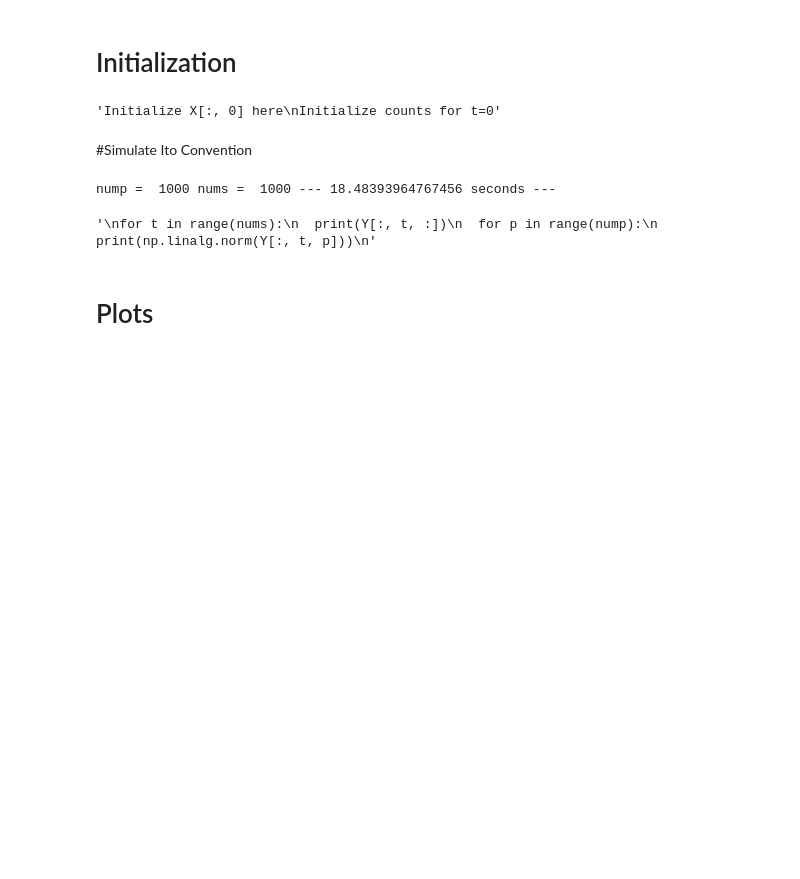
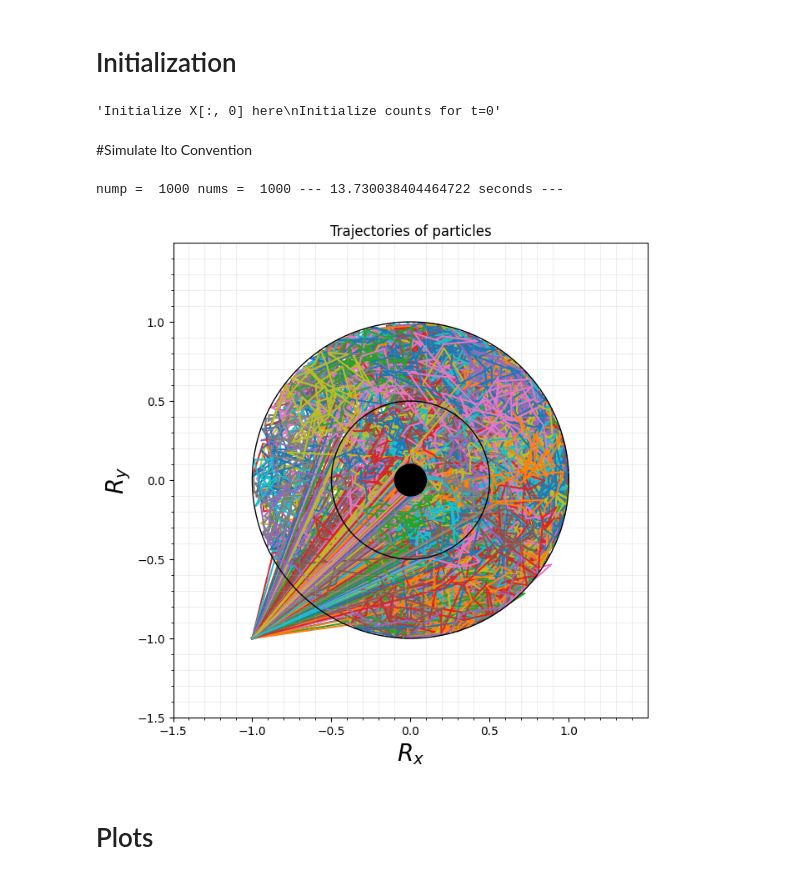
Before and after one commit to shreeganeshasharma/ParticleSimulations, a Jupyter notebook: 2DWithoutPores.ipynb, the cells around one changed output. Cells and saved outputs as stored; diff of their text form; code cells hidden in the pictures; blank space fills up the shorter version.

```diff
--- a/2DWithoutPores.ipynb
+++ b/2DWithoutPores.ipynb
@@ -88,28 +94,22 @@ for i in range(nump):
     if R < np.linalg.norm(X[:, j - 1]) < R1 and np.linalg.norm(X[:, j - 1] + dX1) < R:
       X[:, j] = X[:, j - 1] + dX1
       """To do - Remove the particle once it hits the target, how to do?"""
-      X[:, j+1:] = np.transpose(np.tile(X[:, j - 1] + dX1, (nums-(j+1), 1)))
+      #X[:, j+1:] = np.transpose(np.tile(X[:, j - 1] + dX1, (nums-(j+1), 1)))
+      """This seems to work as it won't be plotted in  a [0, 1] grid"""
+      X[:, j+1:] = -1
       hittingTime[i] = j
       break
 
-    #Particle travels in medium1, without hitting the target
-    elif R < np.linalg.norm(X[:, j - 1]) < R1 and R < np.linalg.norm(X[:, j - 1] + dX1) < R1:
+    #Particle is currently in medium1, travels without hitting the target - might stay in D1 or diffuse to D2
+    elif R < np.linalg.norm(X[:, j - 1]) < R1 and R < np.linalg.norm(X[:, j - 1] + dX1):
       X[:, j] = X[:, j - 1] + dX1
 
-    #Particle is traveling in medium2
+    #Particle is currently in medium2, (almost) never hits the target directly from D2, might stay in D2 or diffuse to D1
     elif R1 < np.linalg.norm(X[:, j - 1]) < R2 and R1 < np.linalg.norm(X[:, j - 1] + dX2) < R2:
       X[:, j] = X[:, j - 1] + dX2
 
-    #Particle diffuses from D1 to D2
-    elif R < np.linalg.norm(X[:, j - 1]) < R1 and np.linalg.norm(X[:, j - 1] + dX1) > R1:
-      X[:, j] = X[:, j - 1] + dX1
-
-    #Particle diffuses from D2 to D1
-    elif R1 < np.linalg.norm(X[:, j - 1]) < R2 and np.linalg.norm(X[:, j - 1] + dX2) < R1:
-      X[:, j] = X[:, j - 1] + dX2
-
     #Particle is reflected by the outer ball when its next step crosses the bound R2
-    elif R1 < np.linalg.norm(X[:, j - 1]) < R2 and np.linalg.norm(X[:, j - 1] + dX2) > R2:
+    elif R1 < np.linalg.norm(X[:, j - 1]) <= R2 and np.linalg.norm(X[:, j - 1] + dX2) > R2:
       #Find the point of reflection
       lamb = ( -np.dot(X[:, j - 1], dX2) + np.sqrt(np.dot(X[:, j - 1], dX2)**2 - (np.linalg.norm(dX2)**2)*(np.linalg.norm(X[:, j - 1])**2 - R2**2)) )/(np.linalg.norm(dX2)**2)
       r0 = X[:, j - 1] + lamb*dX2
@@ -123,15 +123,48 @@ for i in range(nump):
 #Time taken to simulate motion of nump particles each taking nums steps
 print("nump = ", nump, "nums = ", nums, "--- %s seconds ---" % (time.time() - start_time))
 # %% [output]
-nump =  1000 nums =  1000 --- 18.48393964767456 seconds ---
+nump =  1000 nums =  1000 --- 13.730038404464722 seconds ---
-# %%
-"""
-for t in range(nums):
-  print(Y[:, t, :])
-  for p in range(nump):
-    print(np.linalg.norm(Y[:, t, p]))
-"""
-# %% [output]
-'\nfor t in range(nums):\n  print(Y[:, t, :])\n  for p in range(nump):\n    print(np.linalg.norm(Y[:, t, p]))\n'
+# %%
+"""WHy are some trajectories going out of the R2 boundary?"""
+
+#set plot params
+box=3*R2
+fig,ax=plt.subplots(figsize=(7.5,7.4))
+ax.set_aspect(1)
+ax.set_title("Trajectories of particles")
+ax.set_xlabel(r"$R_x$",fontsize=20)
+ax.set_ylabel(r"$R_y$",fontsize=20)
+plt.xlim(-box/2,box/2)
+plt.ylim(-box/2,box/2)
+
+# Major ticks every 20, minor ticks every 5
+major_ticks = np.arange(-box/2, box/2, box/6)
+minor_ticks = np.arange(-box/2, box/2, box/30)
+
+ax.set_xticks(major_ticks)
+ax.set_xticks(minor_ticks, minor=True)
+ax.set_yticks(major_ticks)
+ax.set_yticks(minor_ticks, minor=True)
+
+# And a corresponding grid
+ax.grid(which='both')
+
+# Or if you want different settings for the grids:
+ax.grid(which='minor', alpha=0.2)
+ax.grid(which='major', alpha=0.5)
+plt.grid()
+
+for i in range(nump):
+  plt.plot(Y[0, :, i], Y[1, :, i], zorder=1)
+
+ax.add_artist(plt.Circle((0, 0), R1, fill = False, zorder=2))
+ax.add_artist(plt.Circle((0, 0), R2, fill = False, zorder=3))
+ax.add_artist(plt.Circle((0, 0), R, fill = True, color = "k", zorder = 4))
+plt.show()
+#Higher zorder means the plot is on top
+#https://www.pythonpool.com/matplotlib-circle/
+#https://stackoverflow.com/questions/9215658/plot-a-circle-with-pyplot
+# %% [output]
+[figure, added]
 # %% [markdown]
 # Plots
```
Also changed, not shown: parts of 34 cells of this notebook.
